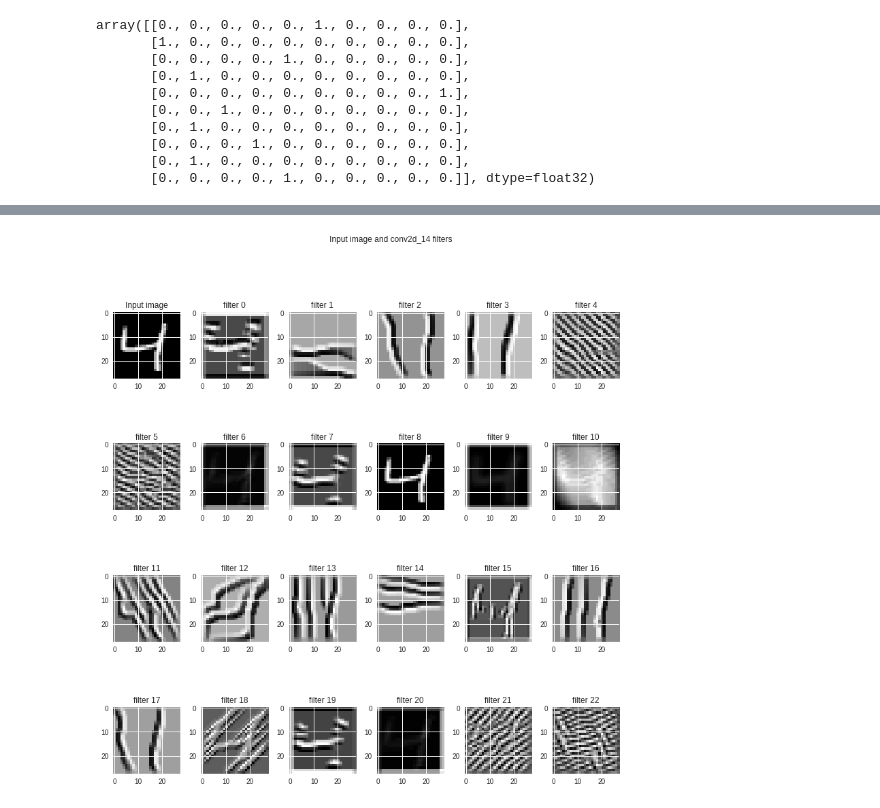
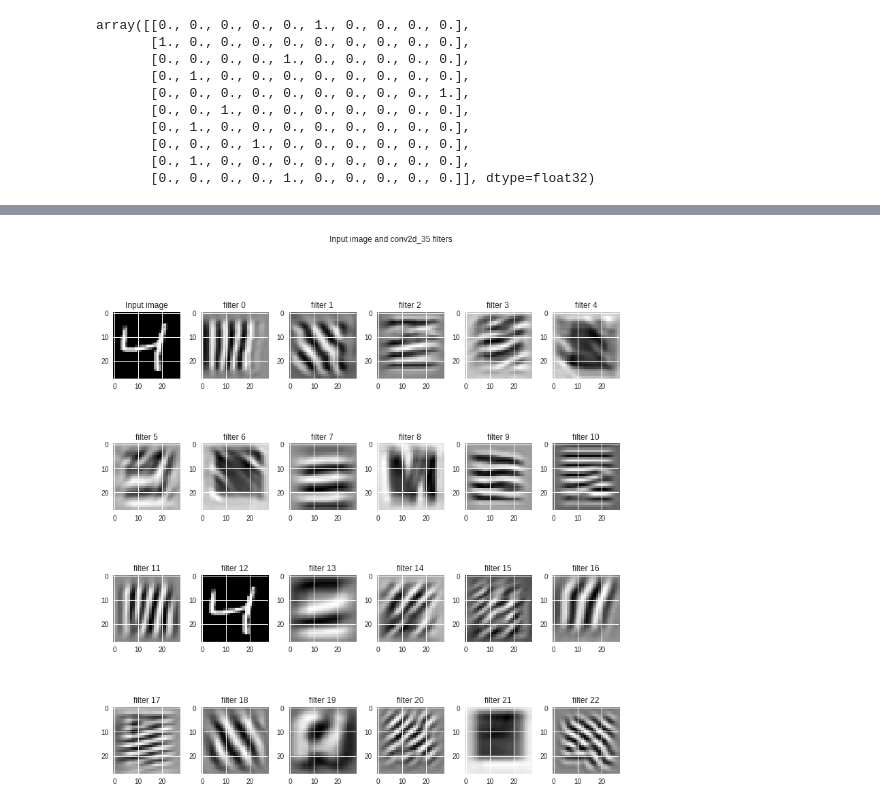
Before and after one commit to vpw/EIP2, a Jupyter notebook: DNN.ipynb, the cells around one changed output, grey strips where cells are left out. Cells and saved outputs as stored; diff of their text form; code cells hidden in the pictures.

```diff
--- a/DNN.ipynb
+++ b/DNN.ipynb
@@ -144,3 +158,16 @@ model.compile(loss='categorical_crossentropy',
+# %%
+# visualize the fitted images
+
+for X_batch, Y_batch in datagen.flow(X_train, Y_train, batch_size=5):
+  for i in range(0,9):
+    plt.subplot(330 + 1 + i)
+    plt.imshow(X_batch[i].reshape(28,28), cmap= plt.get_cmap('gray'))
+    plt.show()
+    break
 # %%
-model.fit(X_train, Y_train, batch_size=32, nb_epoch=15, verbose=1)
+
+#model.fit_generator(datagen.flow(X_train, Y_train, batch_size=5),
+#                    steps_per_epoch=len(X_train) / 20, epochs=12)
+
+model.fit(X_train, Y_train, batch_size=32, nb_epoch=20, verbose=1)
 # %% [output]
@@ -240,32 +267,32 @@ def vis_img_in_filter(img = np.array(X_train[2]).reshape((1, 28, 28, 1)).astype(
 
         img_asc = np.array(img)
         # run gradient ascent for 20 steps
         for i in range(20):
             loss_value, grads_value = iterate([img_asc])
             img_asc += grads_value * step
 
         img_asc = img_asc[0]
         img_ascs.append(deprocess_image(img_asc).reshape((28, 28)))
 
     if layer_output.shape[3] >= 35:
         plot_x, plot_y = 6, 6
     elif layer_output.shape[3] >= 23:
         plot_x, plot_y = 4, 6
     elif layer_output.shape[3] >= 11:
         plot_x, plot_y = 2, 6
     else:
         plot_x, plot_y = 1, 2
     fig, ax = plt.subplots(plot_x, plot_y, figsize = (12, 12))
     ax[0, 0].imshow(img.reshape((28, 28)), cmap = 'gray')
     ax[0, 0].set_title('Input image')
     fig.suptitle('Input image and %s filters' % (layer_name,))
     fig.tight_layout(pad = 0.3, rect = [0, 0, 0.9, 0.9])
     for (x, y) in [(i, j) for i in range(plot_x) for j in range(plot_y)]:
         if x == 0 and y == 0:
             continue
         ax[x, y].imshow(img_ascs[x * plot_y + y - 1], cmap = 'gray')
         ax[x, y].set_title('filter %d' % (x * plot_y + y - 1))
 
-vis_img_in_filter()
+vis_img_in_filter(layer_name='conv2d_35')
 # %% [output]
-[figure, old version]
+[figure, new version]
```
Also changed, not shown: parts of 10 cells of this notebook.
